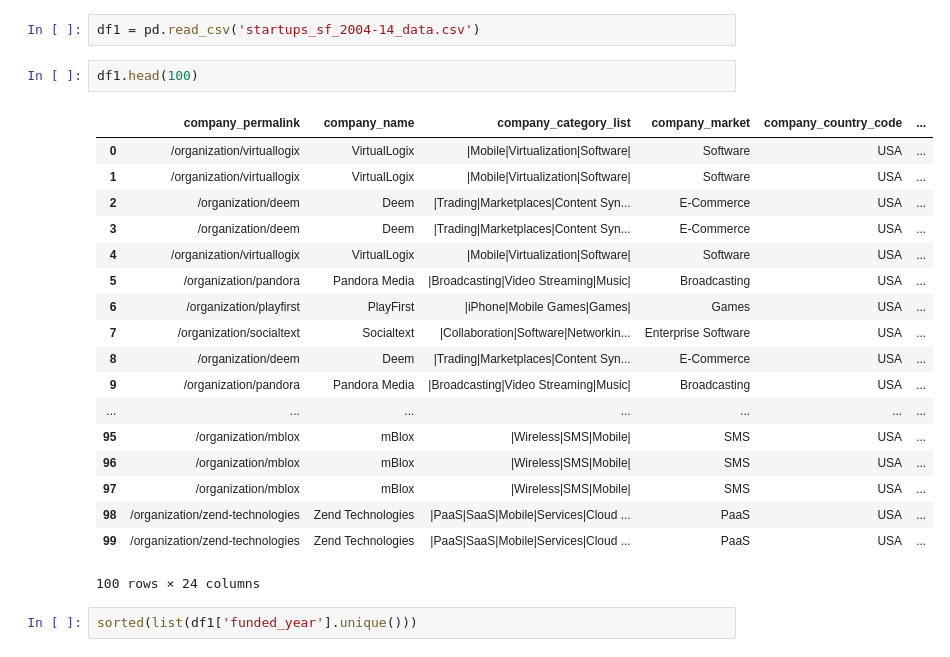
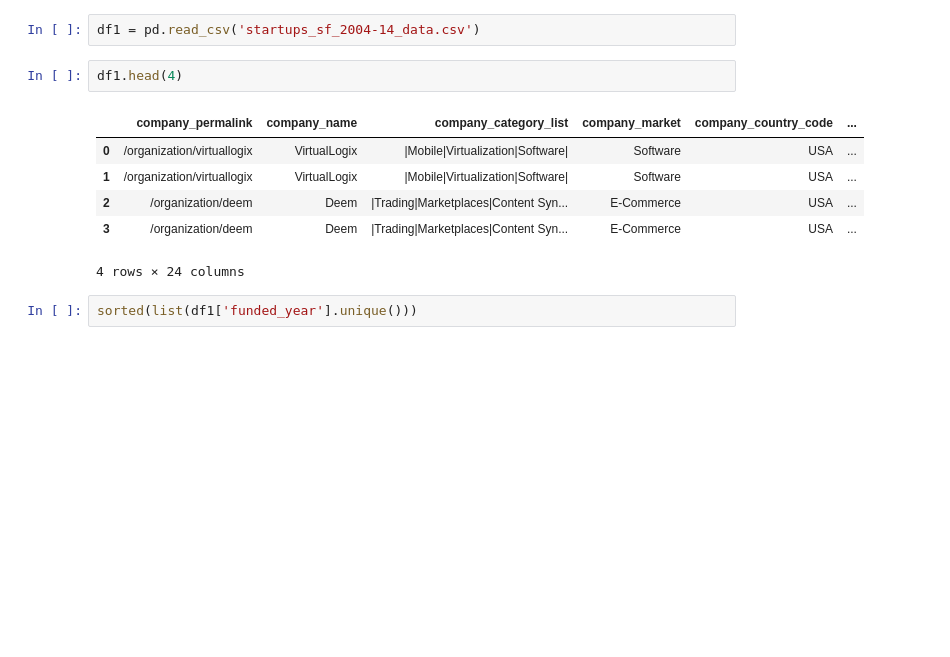
Before and after one commit to jdmendoza/predicting_startup_success, a Jupyter notebook: Danny_Rudimentary_Data_Exploration.ipynb, the cells around one changed output. Drawn from its saved outputs; the diff is of its cells as text; blank space fills up the shorter version.

```diff
--- a/Danny_Rudimentary_Data_Exploration.ipynb
+++ b/Danny_Rudimentary_Data_Exploration.ipynb
@@ -44,26 +44,14 @@ print(df1.shape)
 # %%
 df1 = pd.read_csv('startups_sf_2004-14_data.csv')
 # %%
-df1.head(100)
+df1.head(4)
 # %% [output]
 |  | company_permalink | company_name | company_category_list | company_market | company_country_code | ... |
 | 0 | /organization/virtuallogix | VirtualLogix | |Mobile|Virtualization|Software| | Software | USA | ... |
 | 1 | /organization/virtuallogix | VirtualLogix | |Mobile|Virtualization|Software| | Software | USA | ... |
 | 2 | /organization/deem | Deem | |Trading|Marketplaces|Content Syn... | E-Commerce | USA | ... |
 | 3 | /organization/deem | Deem | |Trading|Marketplaces|Content Syn... | E-Commerce | USA | ... |
-| 4 | /organization/virtuallogix | VirtualLogix | |Mobile|Virtualization|Software| | Software | USA | ... |
-| 5 | /organization/pandora | Pandora Media | |Broadcasting|Video Streaming|Music| | Broadcasting | USA | ... |
-| 6 | /organization/playfirst | PlayFirst | |iPhone|Mobile Games|Games| | Games | USA | ... |
-| 7 | /organization/socialtext | Socialtext | |Collaboration|Software|Networkin... | Enterprise Software | USA | ... |
-| 8 | /organization/deem | Deem | |Trading|Marketplaces|Content Syn... | E-Commerce | USA | ... |
-| 9 | /organization/pandora | Pandora Media | |Broadcasting|Video Streaming|Music| | Broadcasting | USA | ... |
-| ... | ... | ... | ... | ... | ... | ... |
-| 95 | /organization/mblox | mBlox | |Wireless|SMS|Mobile| | SMS | USA | ... |
-| 96 | /organization/mblox | mBlox | |Wireless|SMS|Mobile| | SMS | USA | ... |
-| 97 | /organization/mblox | mBlox | |Wireless|SMS|Mobile| | SMS | USA | ... |
-| 98 | /organization/zend-technologies | Zend Technologies | |PaaS|SaaS|Mobile|Services|Cloud ... | PaaS | USA | ... |
-| 99 | /organization/zend-technologies | Zend Technologies | |PaaS|SaaS|Mobile|Services|Cloud ... | PaaS | USA | ... |
-100 rows × 24 columns
+4 rows × 24 columns
 # %%
 sorted(list(df1['funded_year'].unique()))
 # %% [output]
```
Also changed, not shown: parts of 43 cells of this notebook, 1 other file.
